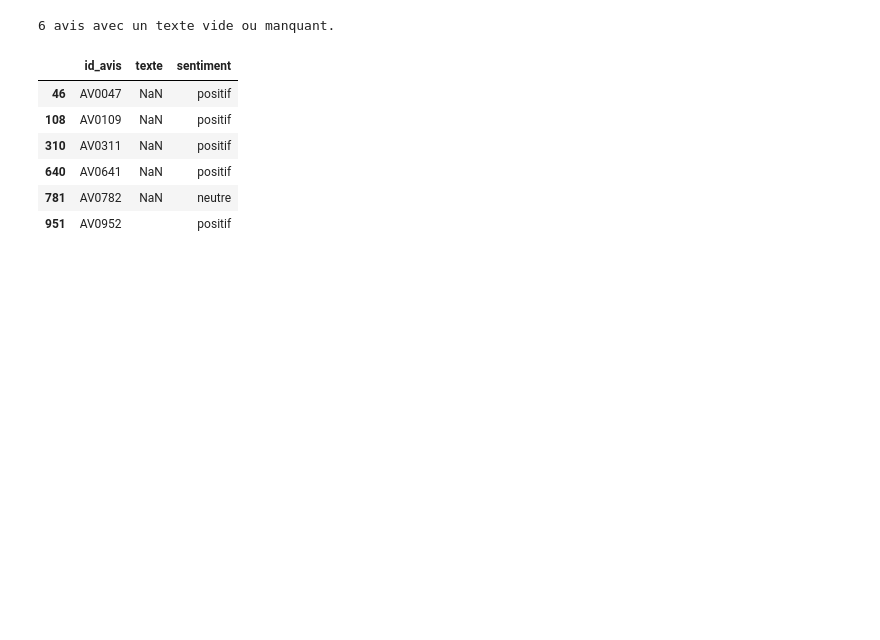
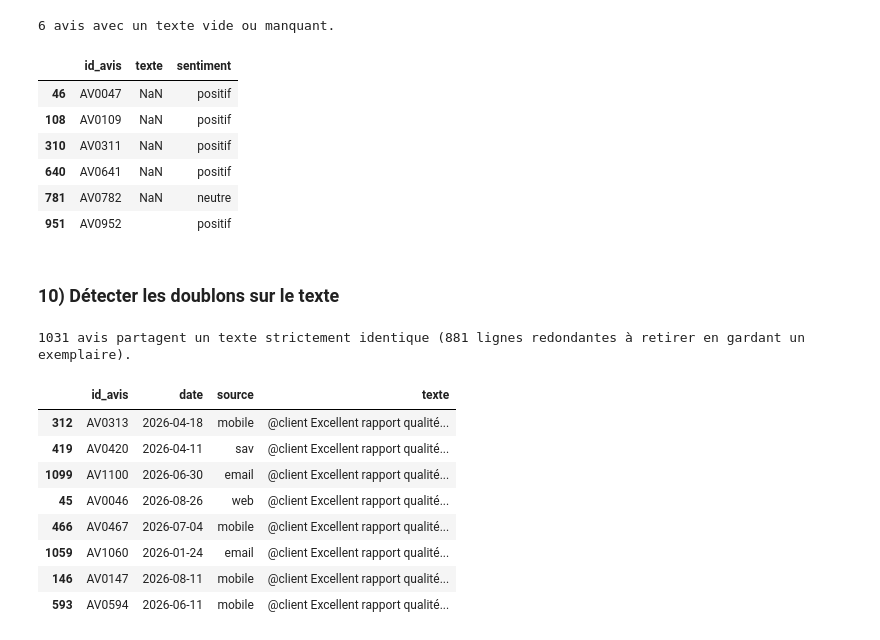
Before and after one commit to dinho325/atelier_prepa_donnees_textuelles, a Jupyter notebook: notebooks/atelier_prepa_donnees_textuelles.ipynb, the cells around one changed output. Cells and saved outputs as stored; diff of their text form; code cells hidden in the pictures; blank space fills up the shorter version.

Commit message:
10) Détecter les doublons sur le texte

```diff
--- a/notebooks/atelier_prepa_donnees_textuelles.ipynb
+++ b/notebooks/atelier_prepa_donnees_textuelles.ipynb
@@ -185,3 +185,21 @@ textes_vides[["id_avis", "texte", "sentiment"]]
 | 640 | AV0641 | NaN | positif |
 | 781 | AV0782 | NaN | neutre |
 | 951 | AV0952 |  | positif |
+# %% [markdown]
+### 10) Détecter les doublons sur le texte
+# %%
+doublons_texte = df[df.duplicated(subset="texte", keep=False) & df["texte"].notna()]
+print(f"{len(doublons_texte)} avis partagent un texte strictement identique "
+      f"({df['texte'].duplicated().sum()} lignes redondantes à retirer en gardant un exemplaire).")
+doublons_texte.sort_values("texte")[["id_avis", "date", "source", "texte"]].head(8)
+# %% [output]
+1031 avis partagent un texte strictement identique (881 lignes redondantes à retirer en gardant un exemplaire).
+|  | id_avis | date | source | texte |
+| 312 | AV0313 | 2026-04-18 | mobile | @client Excellent rapport qualité... |
+| 419 | AV0420 | 2026-04-11 | sav | @client Excellent rapport qualité... |
+| 1099 | AV1100 | 2026-06-30 | email | @client Excellent rapport qualité... |
+| 45 | AV0046 | 2026-08-26 | web | @client Excellent rapport qualité... |
+| 466 | AV0467 | 2026-07-04 | mobile | @client Excellent rapport qualité... |
+| 1059 | AV1060 | 2026-01-24 | email | @client Excellent rapport qualité... |
+| 146 | AV0147 | 2026-08-11 | mobile | @client Excellent rapport qualité... |
+| 593 | AV0594 | 2026-06-11 | mobile | @client Excellent rapport qualité... |
```
